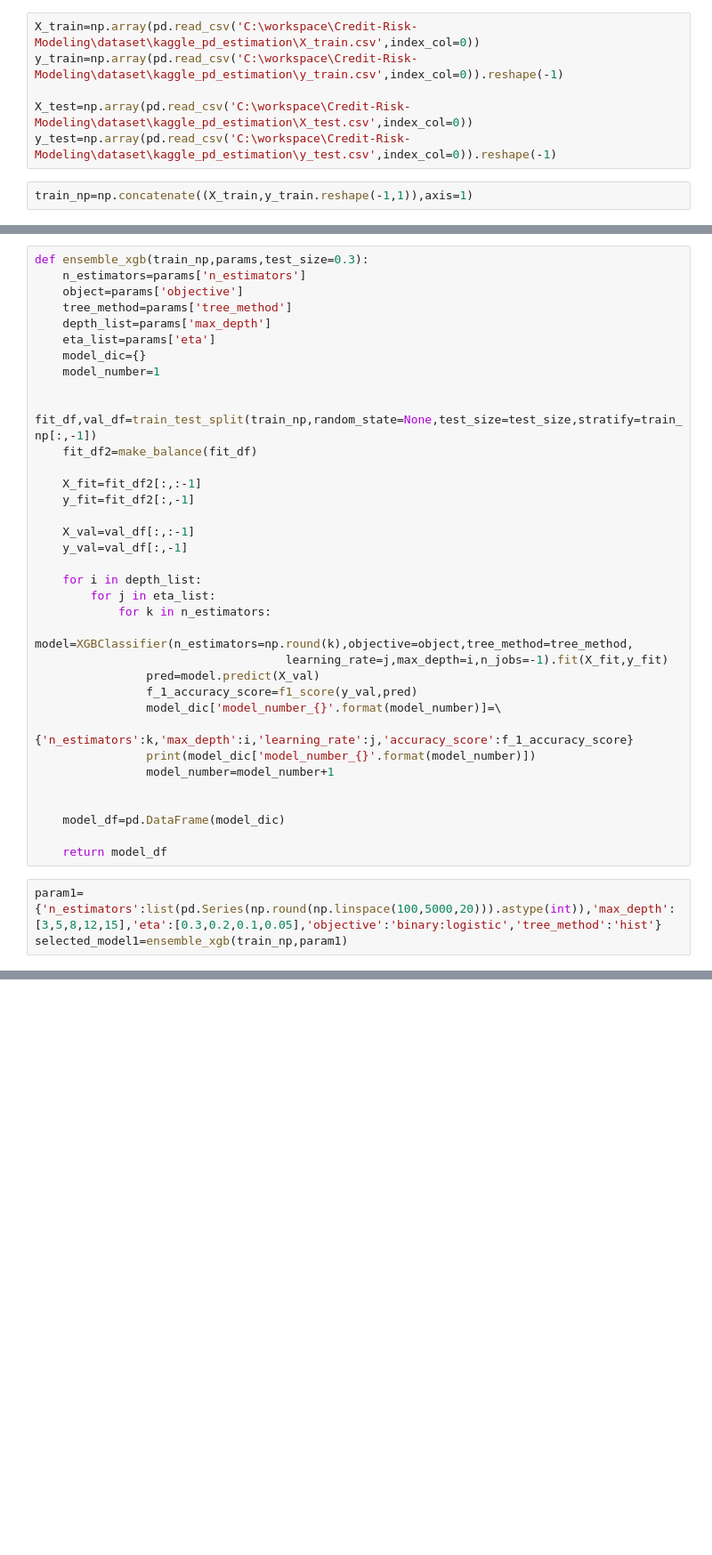
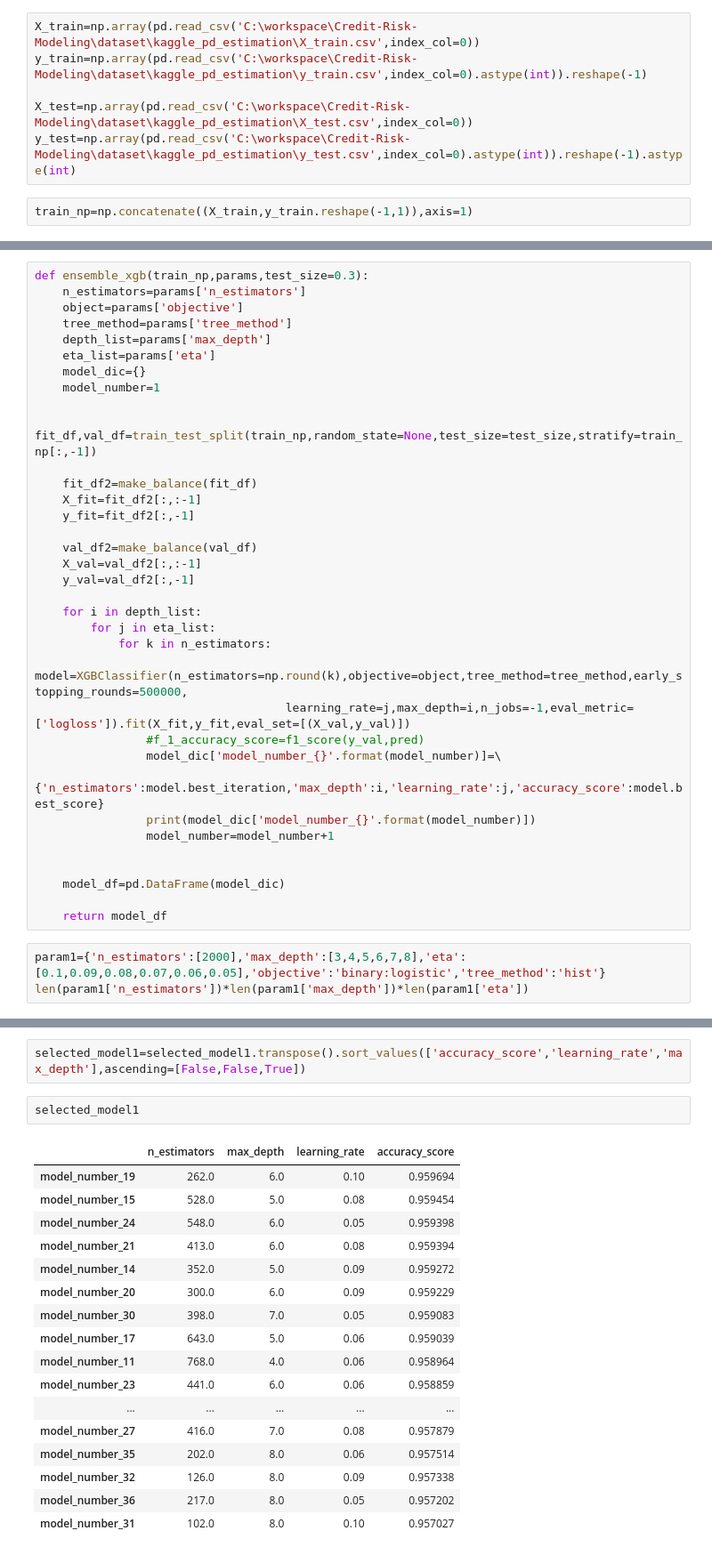
Before and after one commit to spirnia/Credit-Risk-Modeling, a Jupyter notebook: notebook/kaggle_pd_estimation/xgboost.ipynb, the cells around one changed output, grey strips where cells are left out. Shown at 89% size. Drawn from its saved outputs; the diff is of its cells as text; blank space fills up the shorter version.

```diff
--- a/notebook/kaggle_pd_estimation/xgboost.ipynb
+++ b/notebook/kaggle_pd_estimation/xgboost.ipynb
@@ -14,10 +14,10 @@ from sklearn.model_selection import train_test_split,GridSearchCV
 from sklearn.utils import resample
 # %%
 X_train=np.array(pd.read_csv('C:\workspace\Credit-Risk-Modeling\dataset\kaggle_pd_estimation\X_train.csv',index_col=0))
-y_train=np.array(pd.read_csv('C:\workspace\Credit-Risk-Modeling\dataset\kaggle_pd_estimation\y_train.csv',index_col=0)).reshape(-1)
+y_train=np.array(pd.read_csv('C:\workspace\Credit-Risk-Modeling\dataset\kaggle_pd_estimation\y_train.csv',index_col=0).astype(int)).reshape(-1)
 
 X_test=np.array(pd.read_csv('C:\workspace\Credit-Risk-Modeling\dataset\kaggle_pd_estimation\X_test.csv',index_col=0))
-y_test=np.array(pd.read_csv('C:\workspace\Credit-Risk-Modeling\dataset\kaggle_pd_estimation\y_test.csv',index_col=0)).reshape(-1)
+y_test=np.array(pd.read_csv('C:\workspace\Credit-Risk-Modeling\dataset\kaggle_pd_estimation\y_test.csv',index_col=0).astype(int)).reshape(-1).astype(int)
 # %%
 train_np=np.concatenate((X_train,y_train.reshape(-1,1)),axis=1)
 # %%
@@ -48,23 +54,23 @@ def ensemble_xgb(train_np,params,test_size=0.3):
     model_number=1
 
     fit_df,val_df=train_test_split(train_np,random_state=None,test_size=test_size,stratify=train_np[:,-1])
+
     fit_df2=make_balance(fit_df)
-
     X_fit=fit_df2[:,:-1]
     y_fit=fit_df2[:,-1]
 
-    X_val=val_df[:,:-1]
-    y_val=val_df[:,-1]
+    val_df2=make_balance(val_df)
+    X_val=val_df2[:,:-1]
+    y_val=val_df2[:,-1]
 
     for i in depth_list:
         for j in eta_list:
             for k in n_estimators:
-                model=XGBClassifier(n_estimators=np.round(k),objective=object,tree_method=tree_method,
-                                    learning_rate=j,max_depth=i,n_jobs=-1).fit(X_fit,y_fit)
-                pred=model.predict(X_val)
-                f_1_accuracy_score=f1_score(y_val,pred)
+                model=XGBClassifier(n_estimators=np.round(k),objective=object,tree_method=tree_method,early_stopping_rounds=500000,
+                                    learning_rate=j,max_depth=i,n_jobs=-1,eval_metric=['logloss']).fit(X_fit,y_fit,eval_set=[(X_val,y_val)])
+                #f_1_accuracy_score=f1_score(y_val,pred)
                 model_dic['model_number_{}'.format(model_number)]=\
-                    {'n_estimators':k,'max_depth':i,'learning_rate':j,'accuracy_score':f_1_accuracy_score}
+                    {'n_estimators':model.best_iteration,'max_depth':i,'learning_rate':j,'accuracy_score':model.best_score}
                 print(model_dic['model_number_{}'.format(model_number)])
                 model_number=model_number+1
 
@@ -73,6 +79,6 @@ def ensemble_xgb(train_np,params,test_size=0.3):
 
     return model_df
 # %%
-param1={'n_estimators':list(pd.Series(np.round(np.linspace(100,5000,20))).astype(int)),'max_depth':[3,5,8,12,15],'eta':[0.3,0.2,0.1,0.05],'objective':'binary:logistic','tree_method':'hist'}
-selected_model1=ensemble_xgb(train_np,param1)
+param1={'n_estimators':[2000],'max_depth':[3,4,5,6,7,8],'eta':[0.1,0.09,0.08,0.07,0.06,0.05],'objective':'binary:logistic','tree_method':'hist'}
+len(param1['n_estimators'])*len(param1['max_depth'])*len(param1['eta'])
 # %% [output]
@@ -107 +106,23 @@ Name: count, dtype: int64
+# %%
+selected_model1=selected_model1.transpose().sort_values(['accuracy_score','learning_rate','max_depth'],ascending=[False,False,True])
+# %%
+selected_model1
+# %% [output]
+|  | n_estimators | max_depth | learning_rate | accuracy_score |
+| model_number_19 | 262.0 | 6.0 | 0.10 | 0.959694 |
+| model_number_15 | 528.0 | 5.0 | 0.08 | 0.959454 |
+| model_number_24 | 548.0 | 6.0 | 0.05 | 0.959398 |
+| model_number_21 | 413.0 | 6.0 | 0.08 | 0.959394 |
+| model_number_14 | 352.0 | 5.0 | 0.09 | 0.959272 |
+| model_number_20 | 300.0 | 6.0 | 0.09 | 0.959229 |
+| model_number_30 | 398.0 | 7.0 | 0.05 | 0.959083 |
+| model_number_17 | 643.0 | 5.0 | 0.06 | 0.959039 |
+| model_number_11 | 768.0 | 4.0 | 0.06 | 0.958964 |
+| model_number_23 | 441.0 | 6.0 | 0.06 | 0.958859 |
+| ... | ... | ... | ... | ... |
+| model_number_27 | 416.0 | 7.0 | 0.08 | 0.957879 |
+| model_number_35 | 202.0 | 8.0 | 0.06 | 0.957514 |
+| model_number_32 | 126.0 | 8.0 | 0.09 | 0.957338 |
+| model_number_36 | 217.0 | 8.0 | 0.05 | 0.957202 |
+| model_number_31 | 102.0 | 8.0 | 0.10 | 0.957027 |
 # %%
```
Also changed, not shown: parts of 17 cells of this notebook, 2 other files.
